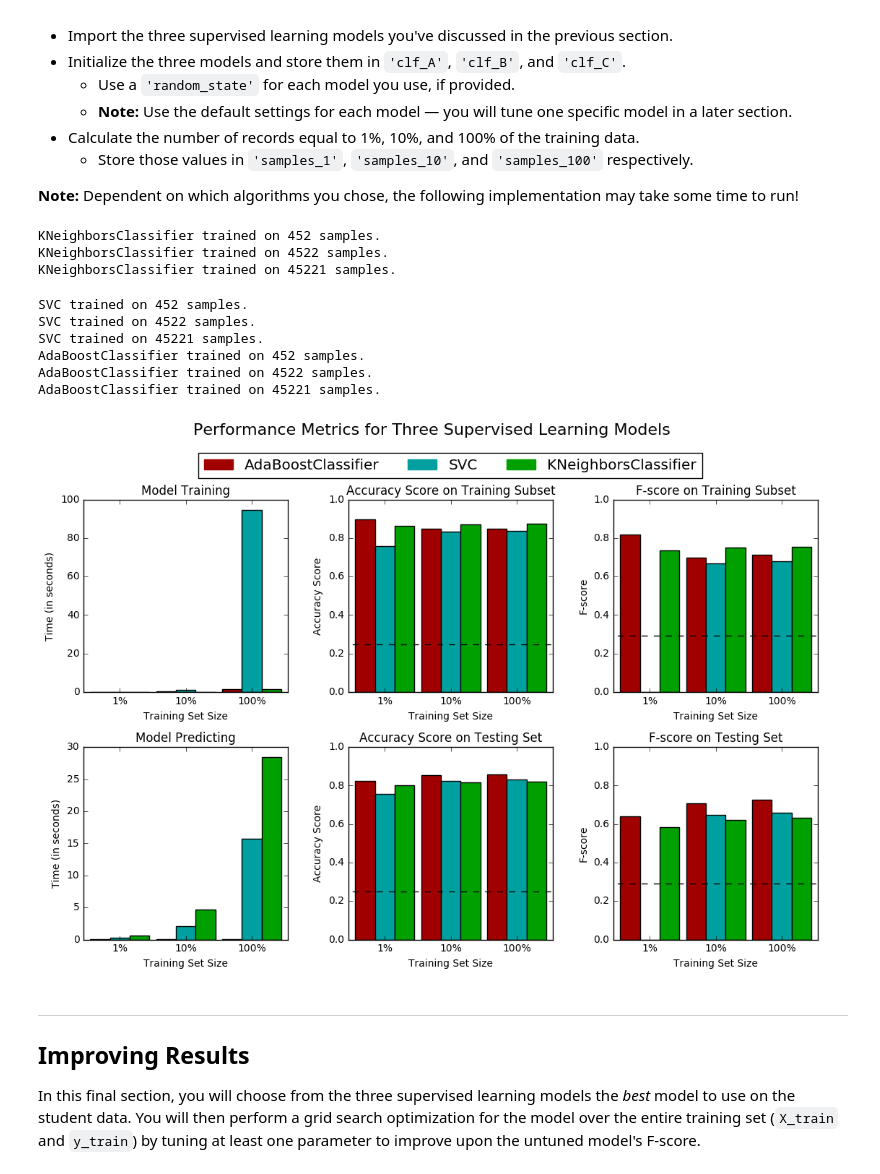
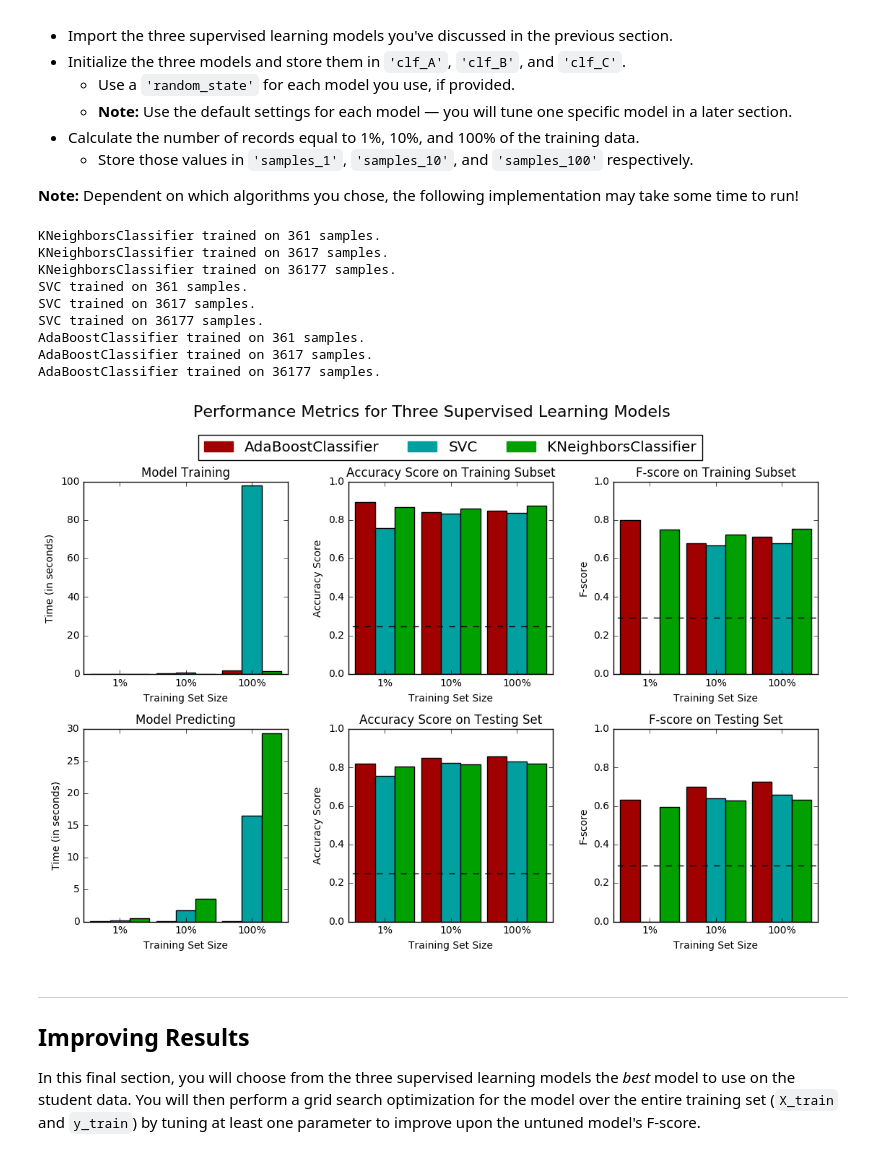
Before and after one commit to jdmazz/machine-learning-udacity, a Jupyter notebook: finding_donors/finding_donors.ipynb, the cells around one changed output. Saved outputs shown, nothing was run; the diff lists cells and outputs as text; code cells hidden in the pictures.

Commit message:
Changes to sample sizes to meet specifications.
Signed-off-by: Jason Mazzatenta <jdmazz@gmail.com>

```diff
--- a/finding_donors/finding_donors.ipynb
+++ b/finding_donors/finding_donors.ipynb
@@ -284,13 +284,13 @@ def train_predict(learner, sample_size, X_train, y_train, X_test, y_test):
     results['pred_time'] = end - start
 
     # Compute accuracy on the first 300 training samples
-    results['acc_train'] = accuracy_score(y_train[:300], predictions_train[:300])
+    results['acc_train'] = accuracy_score(y_train[:300], predictions_train)
 
     # Compute accuracy on test set
     results['acc_test'] = accuracy_score(y_test, predictions_test)
 
     # Compute F-score on the the first 300 training samples
-    results['f_train'] = fbeta_score(y_train[:300], predictions_train[:300], beta=0.5)
+    results['f_train'] = fbeta_score(y_train[:300], predictions_train, beta=0.5)
 
     # Compute F-score on the test set
     results['f_test'] = fbeta_score(y_test, predictions_test, beta=0.5)
@@ -314,41 +314,42 @@ In the code cell, you will need to implement the following:
 # %%
 # Import the three supervised learning models from sklearn
 from sklearn.neighbors import KNeighborsClassifier
 from sklearn.svm import SVC
 from sklearn.ensemble import AdaBoostClassifier
 
 # Initialize the three models
-clf_nn = KNeighborsClassifier()
-clf_svc = SVC(random_state=0)
-clf_boost = AdaBoostClassifier(random_state=0)
+clf_A = KNeighborsClassifier()
+clf_B = SVC(random_state=0)
+clf_C = AdaBoostClassifier(random_state=0)
 
 # Calculate the number of samples for 1%, 10%, and 100% of the training data
-samples_1 = int(.01 * n_records)
-samples_10 = int(.1 * n_records)
-samples_100 = n_records-1
+train_sz = len(X_train)
+samples_1 = int(.01 * train_sz)
+samples_10 = int(.1 * train_sz)
+samples_100 = train_sz
 
 # Collect results on the learners
 results = {}
-for clf in [clf_nn, clf_svc, clf_boost]:
+for clf in [clf_A, clf_B, clf_C]:
     clf_name = clf.__class__.__name__
     results[clf_name] = {}
     for i, samples in enumerate([samples_1, samples_10, samples_100]):
         results[clf_name][i] = \
         train_predict(clf, samples, X_train, y_train, X_test, y_test)
 
 # Run metrics visualization for the three supervised learning models chosen
 vs.evaluate(results, accuracy, fscore)
 # %% [output]
-KNeighborsClassifier trained on 452 samples.
-KNeighborsClassifier trained on 4522 samples.
-KNeighborsClassifier trained on 45221 samples.
+KNeighborsClassifier trained on 361 samples.
+KNeighborsClassifier trained on 3617 samples.
+KNeighborsClassifier trained on 36177 samples.
+SVC trained on 361 samples.
+SVC trained on 3617 samples.
+SVC trained on 36177 samples.
+AdaBoostClassifier trained on 361 samples.
+AdaBoostClassifier trained on 3617 samples.
+AdaBoostClassifier trained on 36177 samples.
-SVC trained on 452 samples.
-SVC trained on 4522 samples.
-SVC trained on 45221 samples.
-AdaBoostClassifier trained on 452 samples.
-AdaBoostClassifier trained on 4522 samples.
-AdaBoostClassifier trained on 45221 samples.
-[figure, old version]
+[figure, new version]
 # %% [markdown]
 ----
 ## Improving Results
```
Also changed, not shown: 1 other file.
